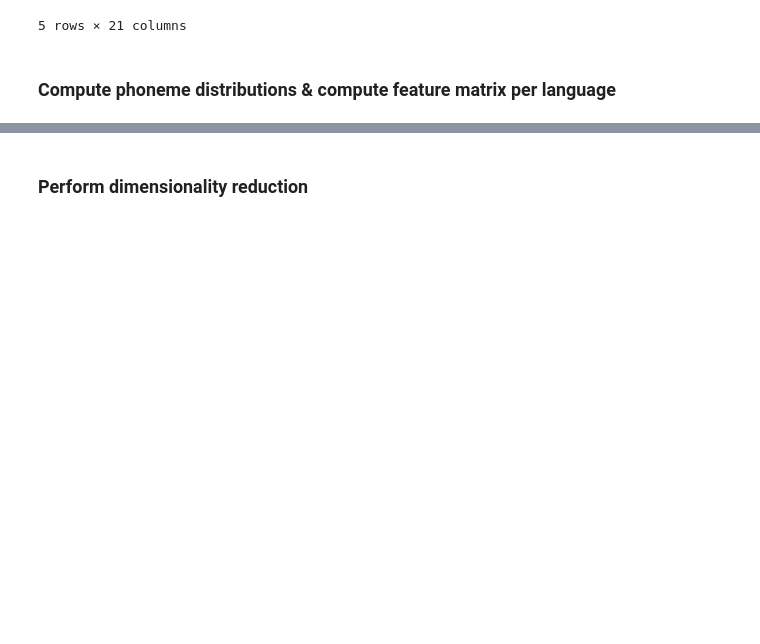
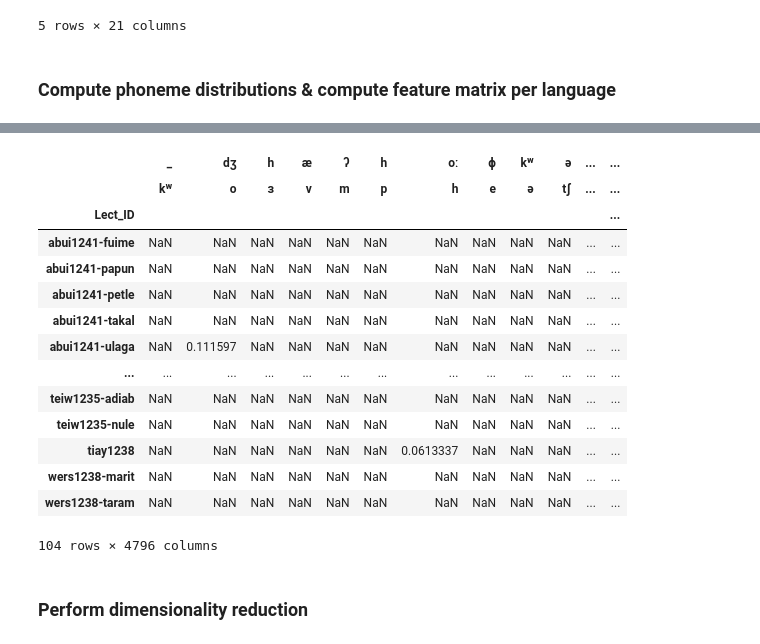
Before and after one commit to peterdekker/agents-intergenerational, a Jupyter notebook: data/compare_phonology.ipynb, the cells around one changed output, grey strips where cells are left out. Drawn from its saved outputs; the diff is of its cells as text; code cells hidden in the pictures; blank space fills up the shorter version.

```diff
--- a/data/compare_phonology.ipynb
+++ b/data/compare_phonology.ipynb
@@ -100,14 +141,37 @@ AttributeError: module 'common' has no attribute 'phone_prob_boundaries'
 # %%
 
 # Divide MultiIndex biphone dataframe by phone dataframe
 # Vectorized? How to handle division by zero? Keep NaNs? denominator is 0.0 -> numerator is 0.0. Thus keep 0.0 for total
 # https://stackoverflow.com/questions/45128523/pandas-multiindex-how-to-select-second-level-when-using-columns
 
 
 biphone_transition_matrix = pd.DataFrame(columns = biphone_prob_matrix.columns, index=biphone_prob_matrix.index)
-display(biphone_transition_matrix)
 for x,y in biphone_prob_matrix.columns:
     biphone_transition_matrix[x,y] = biphone_prob_matrix[x,y] / phone_prob_boundaries_matrix[x]
+    biphone_transition_matrix[f"bw_{x}",f"bw_{y}"] = biphone_prob_matrix[x,y] / phone_prob_boundaries_matrix[y]
+#     print("biphone")
+#     print(biphone_prob_matrix[x,y])
+#     print("phone bound")
+#     print(phone_prob_boundaries_matrix[x])
+#     print("transition")
+#     print(biphone_transition_matrix[x,y])
+display(biphone_transition_matrix)
+# %% [output]
+|  | _ | dʒ | h | æ | ʔ | h | oː | ɸ | kʷ | ə | ... | ... |
+|  | kʷ | o | ɜ | v | m | p | h | e | ə | tʃ | ... | ... |
+| Lect_ID |  |  |  |  |  |  |  |  |  |  |  | ... |
+| abui1241-fuime | NaN | NaN | NaN | NaN | NaN | NaN | NaN | NaN | NaN | NaN | ... | ... |
+| abui1241-papun | NaN | NaN | NaN | NaN | NaN | NaN | NaN | NaN | NaN | NaN | ... | ... |
+| abui1241-petle | NaN | NaN | NaN | NaN | NaN | NaN | NaN | NaN | NaN | NaN | ... | ... |
+| abui1241-takal | NaN | NaN | NaN | NaN | NaN | NaN | NaN | NaN | NaN | NaN | ... | ... |
+| abui1241-ulaga | NaN | 0.111597 | NaN | NaN | NaN | NaN | NaN | NaN | NaN | NaN | ... | ... |
+| ... | ... | ... | ... | ... | ... | ... | ... | ... | ... | ... | ... | ... |
+| teiw1235-adiab | NaN | NaN | NaN | NaN | NaN | NaN | NaN | NaN | NaN | NaN | ... | ... |
+| teiw1235-nule | NaN | NaN | NaN | NaN | NaN | NaN | NaN | NaN | NaN | NaN | ... | ... |
+| tiay1238 | NaN | NaN | NaN | NaN | NaN | NaN | 0.0613337 | NaN | NaN | NaN | ... | ... |
+| wers1238-marit | NaN | NaN | NaN | NaN | NaN | NaN | NaN | NaN | NaN | NaN | ... | ... |
+| wers1238-taram | NaN | NaN | NaN | NaN | NaN | NaN | NaN | NaN | NaN | NaN | ... | ... |
+104 rows × 4796 columns
 # %% [markdown]
 ### Perform dimensionality reduction
 # %%
```
Also changed, not shown: parts of 2 cells of this notebook, 1 other file.
